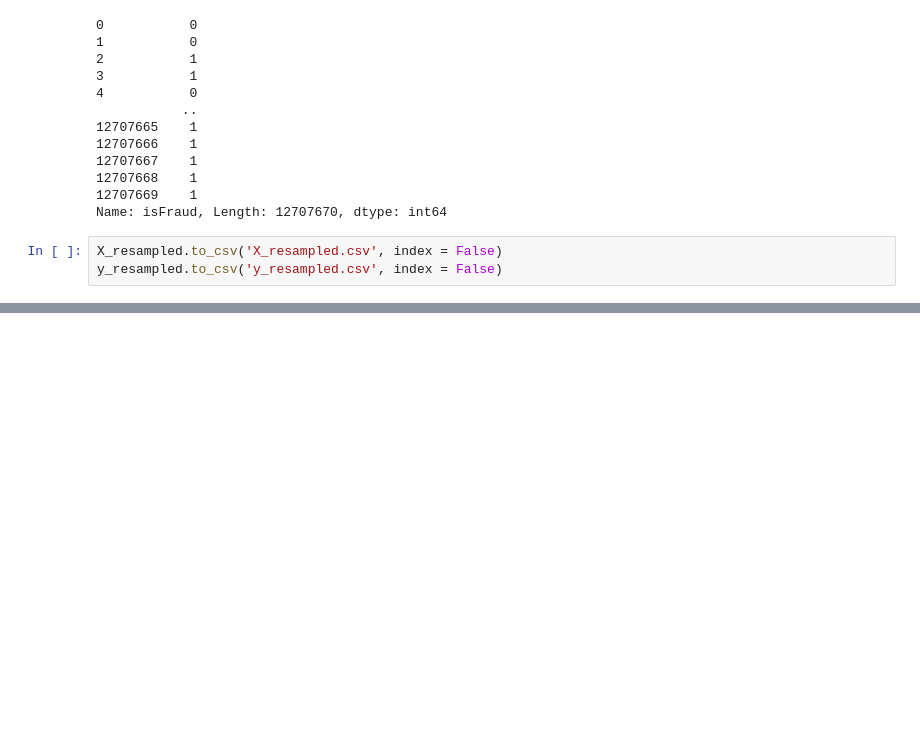
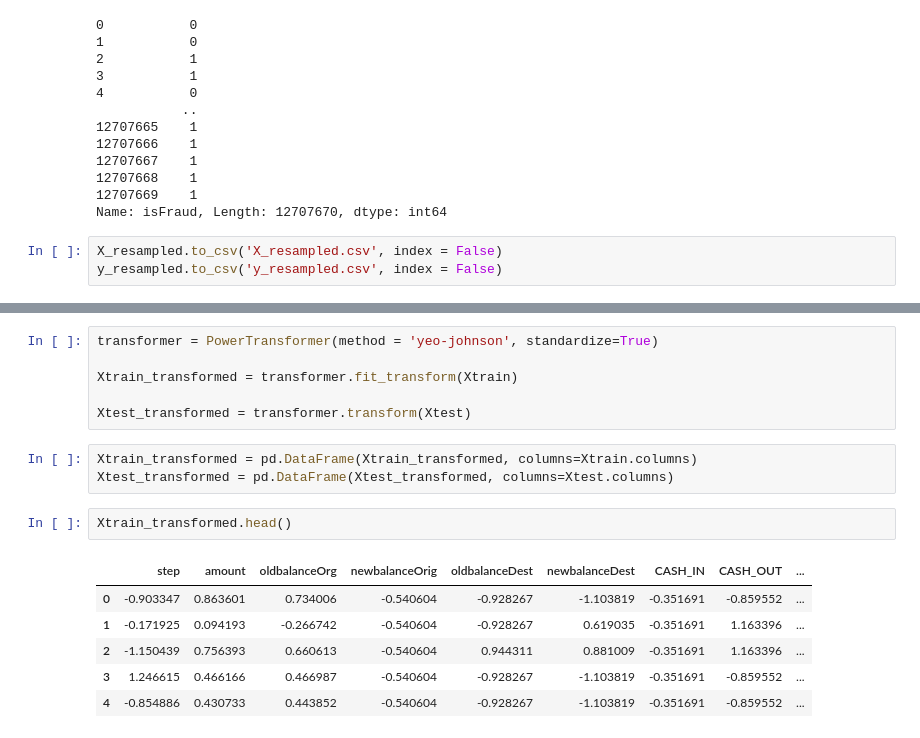
Before and after one commit to RajKulk16/Financial-Sentinel, a Jupyter notebook: main_work.ipynb, the cells around one changed output, grey strips where cells are left out. Cells and saved outputs as stored; diff of their text form; blank space fills up the shorter version.

```diff
--- a/main_work.ipynb
+++ b/main_work.ipynb
@@ -780,0 +807,18 @@ y_sampled
+# %%
+transformer = PowerTransformer(method = 'yeo-johnson', standardize=True)
+
+Xtrain_transformed = transformer.fit_transform(Xtrain)
+
+Xtest_transformed = transformer.transform(Xtest)
+# %%
+Xtrain_transformed = pd.DataFrame(Xtrain_transformed, columns=Xtrain.columns)
+Xtest_transformed = pd.DataFrame(Xtest_transformed, columns=Xtest.columns)
+# %%
+Xtrain_transformed.head()
+# %% [output]
+|  | step | amount | oldbalanceOrg | newbalanceOrig | oldbalanceDest | newbalanceDest | CASH_IN | CASH_OUT | ... |
+| 0 | -0.903347 | 0.863601 | 0.734006 | -0.540604 | -0.928267 | -1.103819 | -0.351691 | -0.859552 | ... |
+| 1 | -0.171925 | 0.094193 | -0.266742 | -0.540604 | -0.928267 | 0.619035 | -0.351691 | 1.163396 | ... |
+| 2 | -1.150439 | 0.756393 | 0.660613 | -0.540604 | 0.944311 | 0.881009 | -0.351691 | 1.163396 | ... |
+| 3 | 1.246615 | 0.466166 | 0.466987 | -0.540604 | -0.928267 | -1.103819 | -0.351691 | -0.859552 | ... |
+| 4 | -0.854886 | 0.430733 | 0.443852 | -0.540604 | -0.928267 | -1.103819 | -0.351691 | -0.859552 | ... |
```
Also changed, not shown: parts of 37 cells of this notebook.
